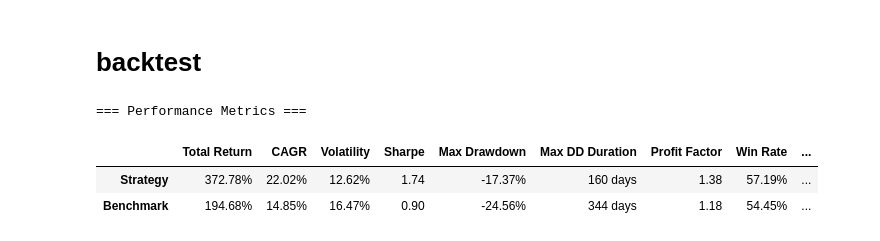
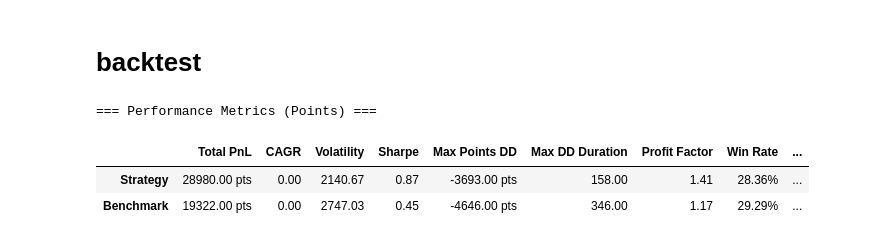
Before and after one commit to Xin95172/Quant, a Jupyter notebook: projects/workStrategy/TX/main.ipynb, the cells around one changed output. Drawn from its saved outputs; the diff is of its cells as text; code cells hidden in the pictures.

```diff
--- a/projects/workStrategy/TX/main.ipynb
+++ b/projects/workStrategy/TX/main.ipynb
@@ -266,12 +266,12 @@ analyzer.indicator_US_bond(indicator='near_yield_vol')
 # %% [markdown]
 # backtest
 # %%
-analyzer.backtest()
+analyzer.backtest(point_version=True)
 # %% [output]
-=== Performance Metrics ===
+=== Performance Metrics (Points) ===
-|  | Total Return | CAGR | Volatility | Sharpe | Max Drawdown | Max DD Duration | Profit Factor | Win Rate | ... |
-| Strategy | 372.78% | 22.02% | 12.62% | 1.74 | -17.37% | 160 days | 1.38 | 57.19% | ... |
-| Benchmark | 194.68% | 14.85% | 16.47% | 0.90 | -24.56% | 344 days | 1.18 | 54.45% | ... |
+|  | Total PnL | CAGR | Volatility | Sharpe | Max Points DD | Max DD Duration | Profit Factor | Win Rate | ... |
+| Strategy | 28980.00 pts | 0.00 | 2140.67 | 0.87 | -3693.00 pts | 158.00 | 1.41 | 28.36% | ... |
+| Benchmark | 19322.00 pts | 0.00 | 2747.03 | 0.45 | -4646.00 pts | 346.00 | 1.17 | 29.29% | ... |
 [interactive output not drawn]
 # %%
 # 假設你已經建立 analyzer 實例
```
Also changed, not shown: parts of 3 cells of this notebook, 1 other file.
